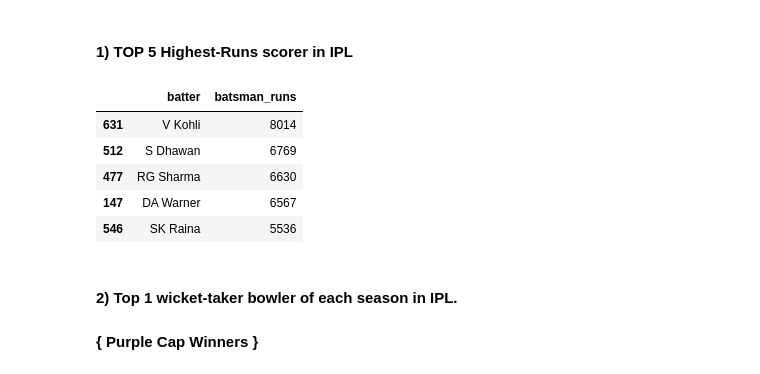
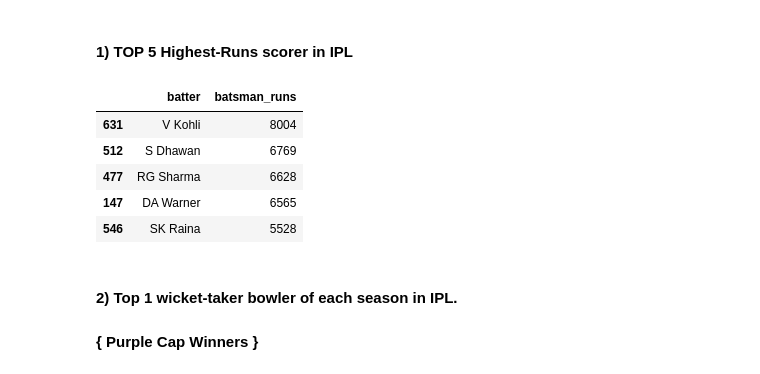
Before and after one commit to Dawood006/Case-study-IPL, a Jupyter notebook: project.ipynb, the cells around one changed output. Cells and saved outputs as stored; diff of their text form; code cells hidden in the pictures.

```diff
--- a/project.ipynb
+++ b/project.ipynb
@@ -95,6 +93,8 @@ missingno.matrix(df)
 # %% [output]
 <Axes: >
 [figure]
+# %%
+df5=df[df['inning']<=2] #Excluding super-over Runs
 # %% [markdown]
 ####  TOP 5 Highest-Runs in a Single IPL match
 # %%
@@ -114,14 +112,14 @@ Name: batsman_runs, dtype: int64
 #### 1) TOP 5 Highest-Runs scorer in IPL
 # %%
 #TOP 5 Highest-Runs scorer in IPL
-df.groupby(['batter'])['batsman_runs'].sum().reset_index().sort_values(by='batsman_runs',ascending=False).head(5)
+df5.groupby(['batter'])['batsman_runs'].sum().reset_index().sort_values(by='batsman_runs',ascending=False).head(5)
 # %% [output]
 |  | batter | batsman_runs |
-| 631 | V Kohli | 8014 |
+| 631 | V Kohli | 8004 |
 | 512 | S Dhawan | 6769 |
-| 477 | RG Sharma | 6630 |
-| 147 | DA Warner | 6567 |
-| 546 | SK Raina | 5536 |
+| 477 | RG Sharma | 6628 |
+| 147 | DA Warner | 6565 |
+| 546 | SK Raina | 5528 |
 # %% [markdown]
 #### 2) Top 1 wicket-taker bowler of each season in IPL.
 #### { Purple Cap Winners }
```
Also changed, not shown: parts of 15 cells of this notebook.
